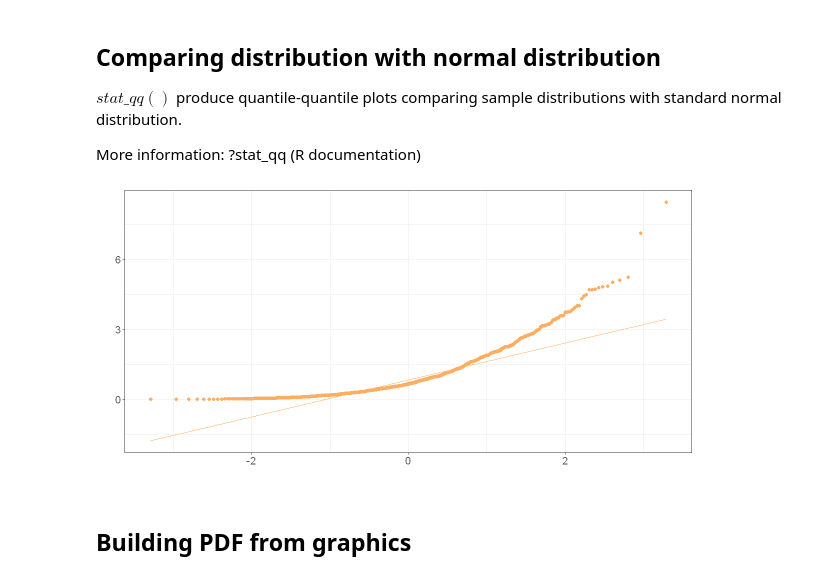
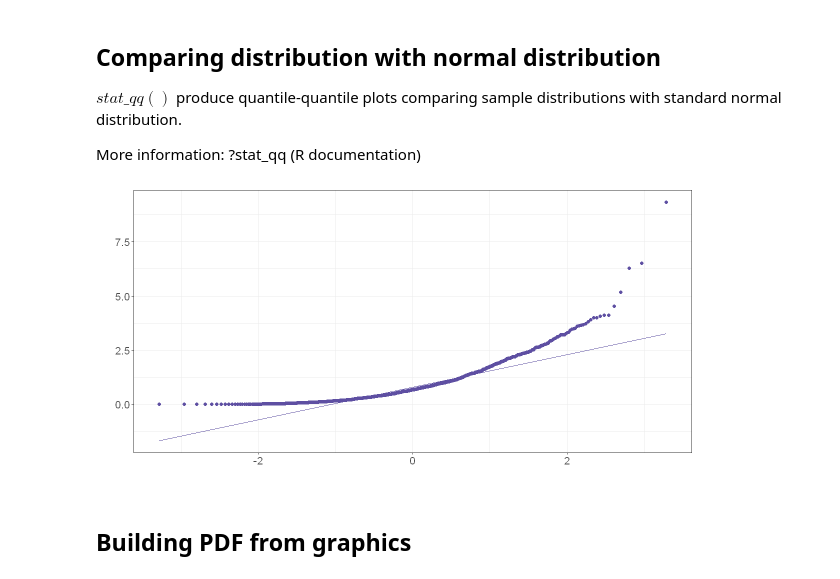
Before and after one commit to eogasawara/mylibrary, a Jupyter notebook: Graphic.ipynb, the cells around one changed output. Drawn from its saved outputs; the diff is of its cells as text; code cells hidden in the pictures.

```diff
--- a/Graphic.ipynb
+++ b/Graphic.ipynb
@@ -17,7 +30,7 @@ More information: https://colorbrewer2.org
 Take some time to look at how to use it in R: https://rdrr.io/cran/RColorBrewer/man/ColorBrewer.html.
 # %%
 col_set <- brewer.pal(11, 'Spectral')
-colors <- col_set[c(3,5,7,9)]
+colors <- col_set[c(11,10,9,8)]
 # %%
 # This function is used only to set graphics size in this notebook. Ignore it for the moment.
 plot.size(10, 5)
@@ -315,7 +355,7 @@ In descriptive statistics, a box plot is a method for graphically depicting grou
 
 More information: https://en.wikipedia.org/wiki/Box_plot
 # %%
-grf <- plot.boxplot(stdata, colors=colors[1:4]) + font
+grf <- plot.boxplot(example4, colors=colors[1:4]) + font
 plot(grf)
 # %% [output]
 Using  as id variables
@@ -327,10 +367,10 @@ $stat\_qq()$ produce quantile-quantile plots comparing sample distributions with
 
 More information: ?stat_qq (R documentation)
 # %%
-  grf <- plot.norm_dist(rexp(1000, rate=1), colors=col_3[1]) + font
+  grf <- plot.norm_dist(rexp(1000, rate=1), colors=colors[1]) + font
   plot(grf)
 # %% [output]
-[figure, old version]
+[figure, new version]
 # %% [markdown]
 ## Building PDF from graphics
 # %%
```
Also changed, not shown: parts of 44 cells of this notebook, 2 other files.
